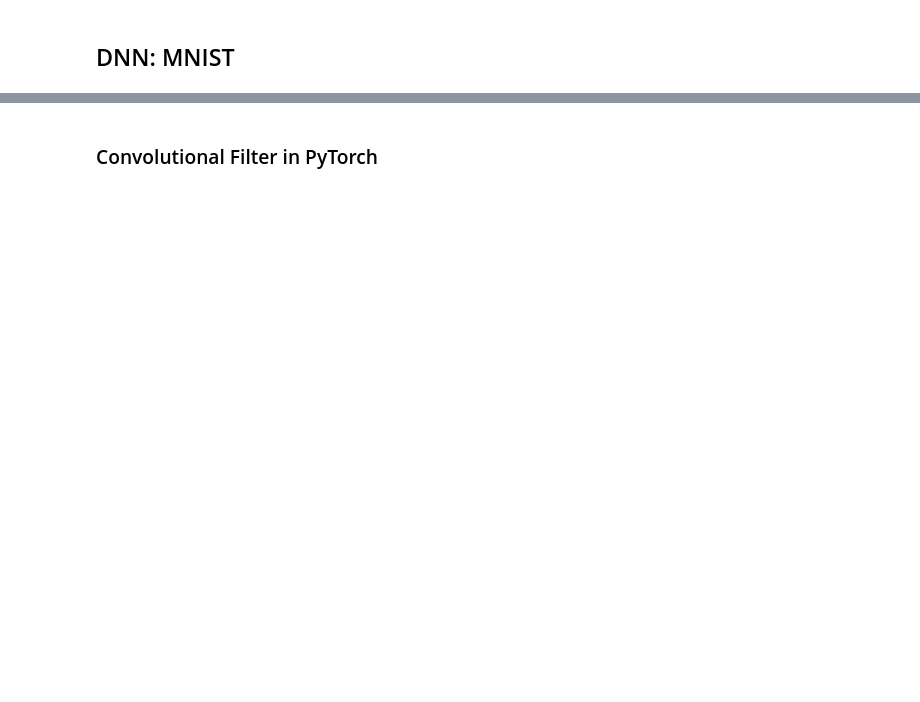
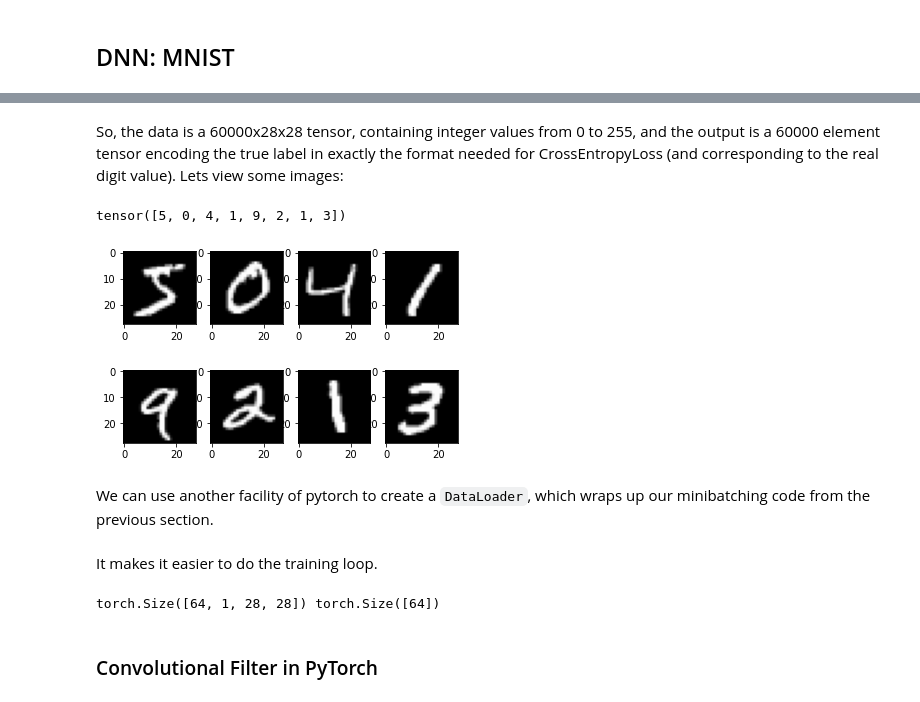
Before and after one commit to watson-ij/yonsei-pytorch-tute-2020, a Jupyter notebook: yonsei-pytorch-handson.ipynb, the cells around one changed output, grey strips where cells are left out. Cells and saved outputs as stored; diff of their text form; code cells hidden in the pictures; blank space fills up the shorter version.

```diff
--- a/yonsei-pytorch-handson.ipynb
+++ b/yonsei-pytorch-handson.ipynb
@@ -541,0 +585,3 @@ It makes it easier to do the training loop.
+# %%
+train_ = torchvision.datasets.MNIST('/tmp', download=True, train=True, transform=torchvision.transforms.ToTensor())
+test_ = torchvision.datasets.MNIST('/tmp', download=True, train=False, transform=torchvision.transforms.ToTensor())
@@ -541,0 +612,16 @@ It makes it easier to do the training loop.
+# %% [markdown]
+So, the data is a 60000x28x28 tensor, containing integer values from 0
+to 255, and the output is a 60000 element tensor encoding the true
+label in exactly the format needed for CrossEntropyLoss (and
+corresponding to the real digit value). Lets view some images:
+# %%
+for i in range(8):
+  plt.subplot(2,4,i+1)
+  plt.imshow(train_.data[i], cmap='gray')
+print(train_.targets[:8])
+# %% [output]
+tensor([5, 0, 4, 1, 9, 2, 1, 3])
+[figure, added]
+# %% [markdown]
+We can use another facility of pytorch to create a `DataLoader`, which
+wraps up our minibatching code from the previous section.
@@ -542,3 +631,11 @@ It makes it easier to do the training loop.
+# %% [markdown]
+It makes it easier to do the training loop.
+# %%
+for x, y in train:
+    print(x.shape, y.shape)
+    break
+# %% [output]
+torch.Size([64, 1, 28, 28]) torch.Size([64])
 # %% [markdown]
 ### Convolutional Filter in PyTorch
 # %% [markdown]
```
Also changed, not shown: parts of 83 cells of this notebook, 1 other file.
